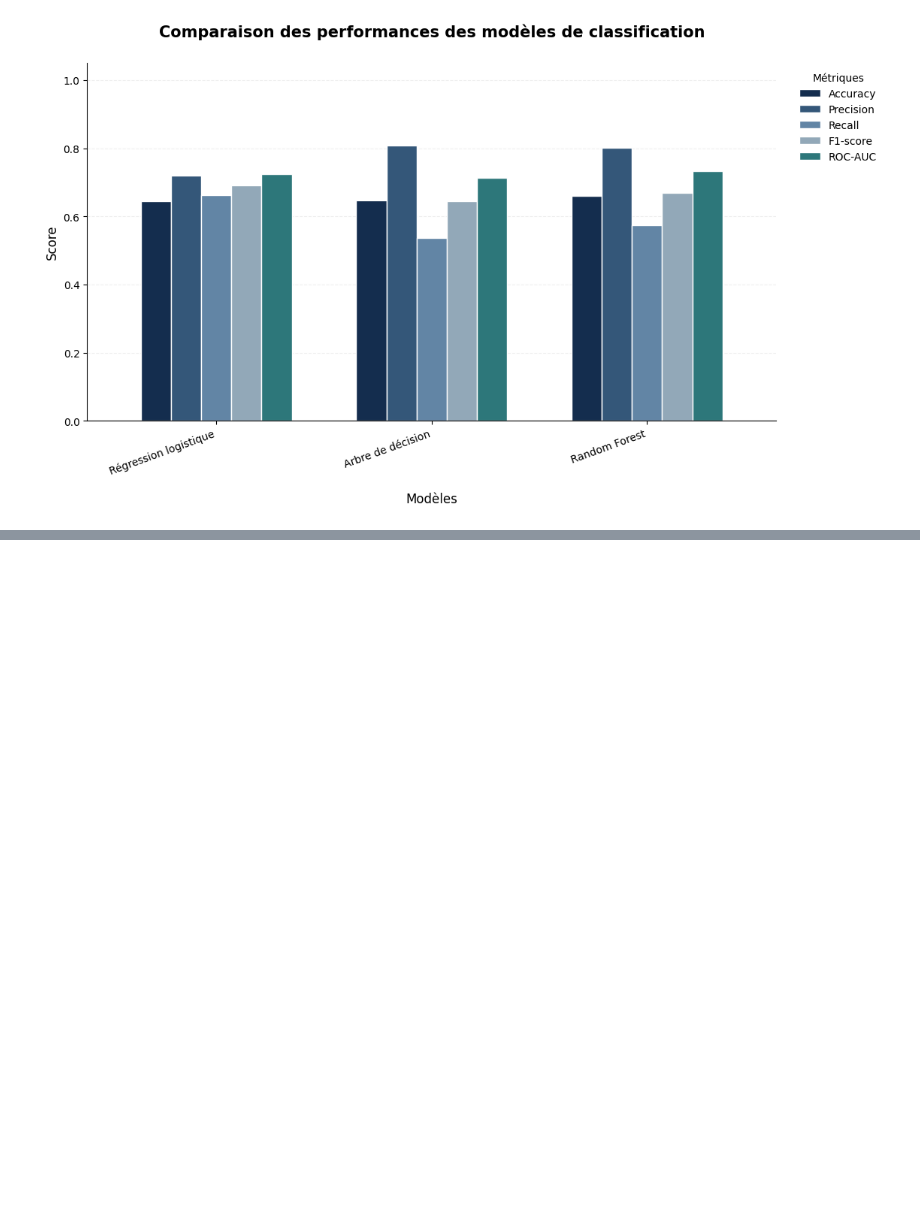
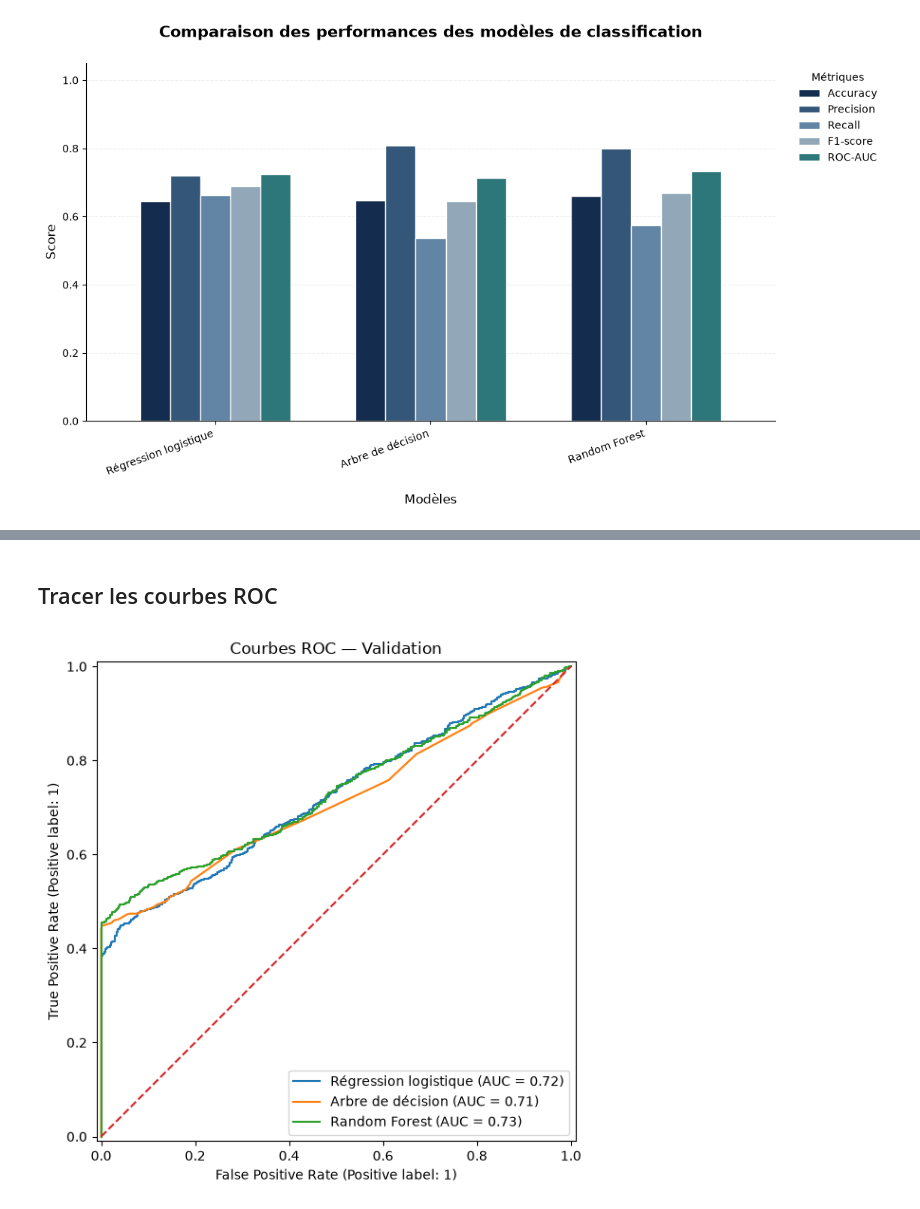
Before and after one commit to nadiagouroubera40-debug/Delais_de_Livraison, a Jupyter notebook: livraison.ipynb, the cells around one changed output, grey strips where cells are left out. Cells and saved outputs as stored; diff of their text form; code cells hidden in the pictures; blank space fills up the shorter version.

```diff
--- a/livraison.ipynb
+++ b/livraison.ipynb
@@ -1152,0 +1190,28 @@ plt.show()
+# %% [markdown]
+## Tracer les courbes ROC
+# %%
+fig, ax = plt.subplots(figsize=(8, 6))
+
+for model_name, model in models.items():
+
+    RocCurveDisplay.from_estimator(
+        model,
+        X_valid,
+        y_valid,
+        name=model_name,
+        ax=ax
+    )
+
+ax.plot(
+    [0, 1],
+    [0, 1],
+    linestyle="--",
+    label="Référence aléatoire"
+)
+
+ax.set_title("Courbes ROC — Validation")
+
+plt.tight_layout()
+plt.show()
+# %% [output]
+[figure, added]
```
Also changed, not shown: parts of 18 cells of this notebook.
